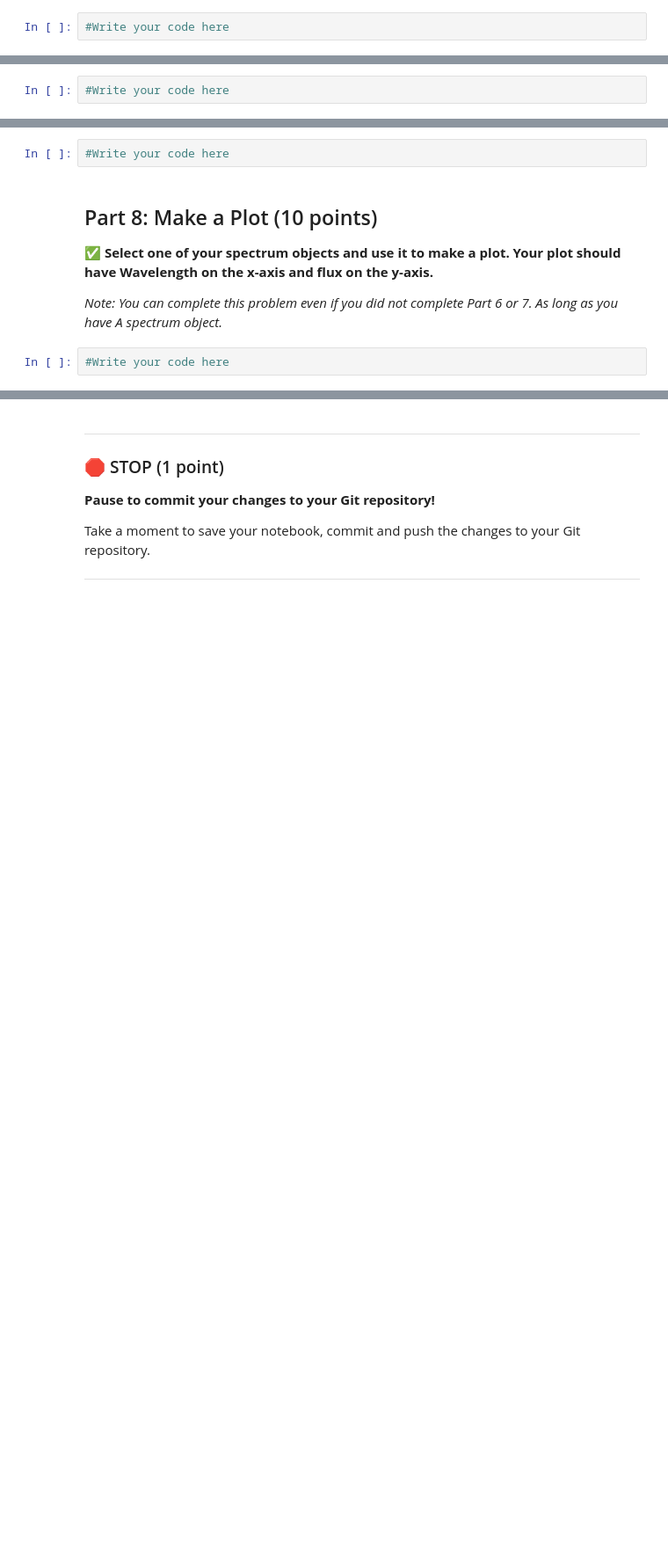
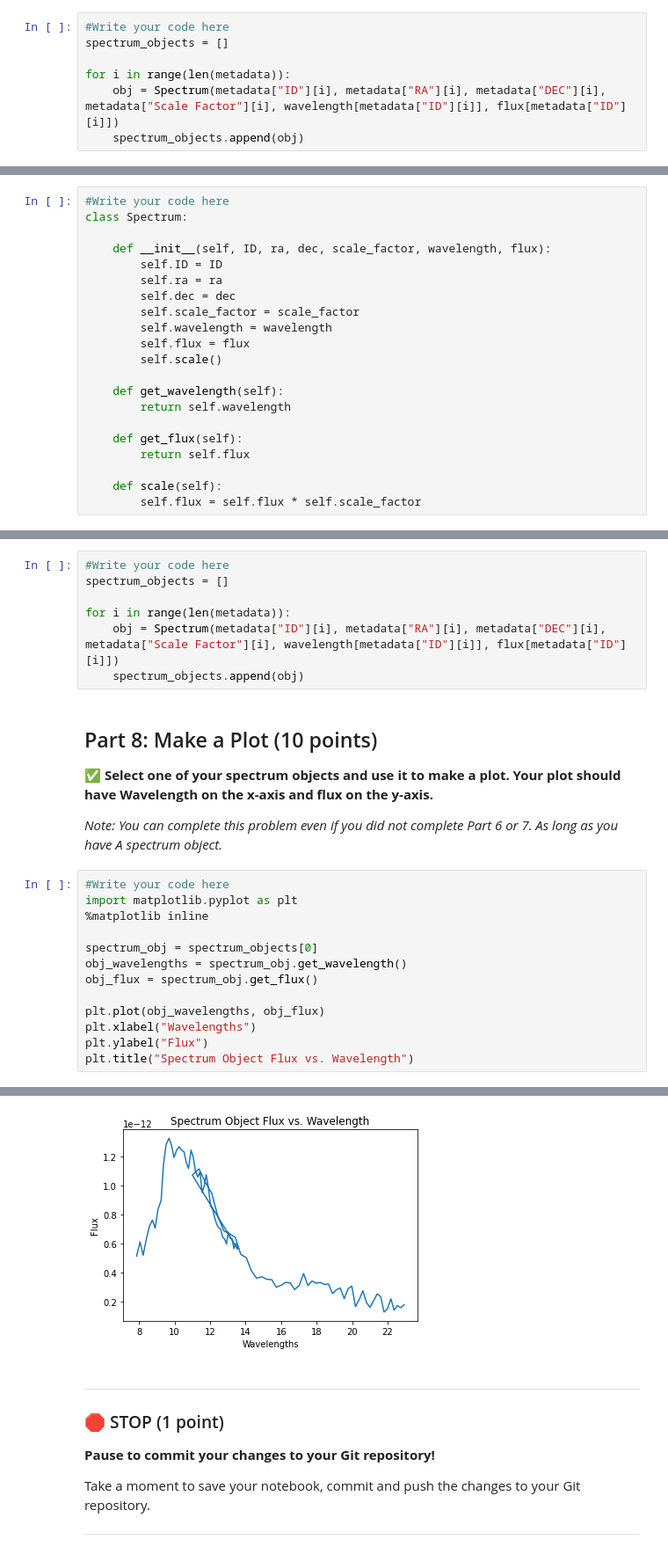
Before and after one commit to koehle61/CMSE202-s23-turnin, a Jupyter notebook: midterm/CMSE202_Midterm_004_STUDENT.ipynb, the cells around one changed output, grey strips where cells are left out. Shown: that part at 88% size. Cells and saved outputs as stored; diff of their text form; blank space fills up the shorter version.

Commit message:
last commit, made spectrum class changes, plotted flux vs. wavelength for one object

```diff
--- a/midterm/CMSE202_Midterm_004_STUDENT.ipynb
+++ b/midterm/CMSE202_Midterm_004_STUDENT.ipynb
@@ -189,6 +189,11 @@ Take a moment to save your notebook, commit  and push the changes to your Git re
 &#9989; **Construct `Spectrum` objects for all of the spectral measurements. Append all of the objects to a new list called `spectrum_objects`.** Make sure to think that each object is stored on **one row** in the `meta` dataframe but in **one column** in both `flux` and `wavelength` DataFrames.
 # %%
 #Write your code here
+spectrum_objects = []
+
+for i in range(len(metadata)):
+    obj = Spectrum(metadata["ID"][i], metadata["RA"][i], metadata["DEC"][i], metadata["Scale Factor"][i], wavelength[metadata["ID"][i]], flux[metadata["ID"][i]])
+    spectrum_objects.append(obj)
 # %% [markdown]
 ## Part 7: Scaling Flux Values (12 points)
 
@@ -203,11 +226,35 @@ Take a moment to save your notebook, commit  and push the changes to your Git re
 &#9989; **Call your method within the constructor method (I.e., the `__init__` method), so that it automatically scales the flux values as it creates a new `spectrum` object.**
 # %%
 #Write your code here
+class Spectrum:
+
+    def __init__(self, ID, ra, dec, scale_factor, wavelength, flux):
+        self.ID = ID
+        self.ra = ra
+        self.dec = dec
+        self.scale_factor = scale_factor
+        self.wavelength = wavelength
+        self.flux = flux
+        self.scale()
+
+    def get_wavelength(self):
+        return self.wavelength
+
+    def get_flux(self):
+        return self.flux
+
+    def scale(self):
+        self.flux = self.flux * self.scale_factor
 # %% [markdown]
 ### Part 7.3: Rebuilding (4 points)
 &#9989; **Rerun your code from Part 6 to rebuild your objects with properly scaled flux values.**
 # %%
 #Write your code here
+spectrum_objects = []
+
+for i in range(len(metadata)):
+    obj = Spectrum(metadata["ID"][i], metadata["RA"][i], metadata["DEC"][i], metadata["Scale Factor"][i], wavelength[metadata["ID"][i]], flux[metadata["ID"][i]])
+    spectrum_objects.append(obj)
 # %% [markdown]
 ## Part 8: Make a Plot (10 points)
 
@@ -216,3 +263,15 @@ Take a moment to save your notebook, commit  and push the changes to your Git re
 *Note: You can complete this problem even if you did not complete Part 6 or 7. As long as you have A spectrum object.*
 # %%
 #Write your code here
+import matplotlib.pyplot as plt
+%matplotlib inline
+
+spectrum_obj = spectrum_objects[0]
+obj_wavelengths = spectrum_obj.get_wavelength()
+obj_flux = spectrum_obj.get_flux()
+
+plt.plot(obj_wavelengths, obj_flux)
+plt.xlabel("Wavelengths")
+plt.ylabel("Flux")
+plt.title("Spectrum Object Flux vs. Wavelength")
+# %% [output]
@@ -219,3 +279,4 @@ Take a moment to save your notebook, commit  and push the changes to your Git re
+[figure, added]
 # %% [markdown]
 ---
 ### &#128721; STOP (1 point)
```
Also changed, not shown: parts of 2 cells of this notebook.
